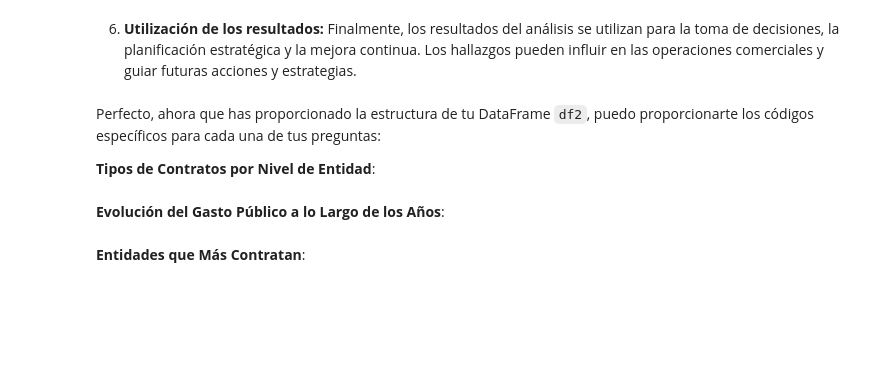
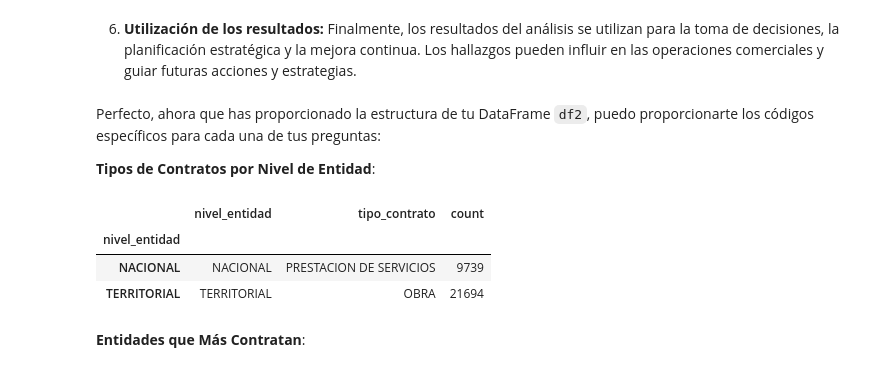
Before and after one commit to jazaineam1/Andes_ADDBD, a Jupyter notebook: Cuadernos/Clase16-BigData.ipynb, the cells around one changed output. Saved outputs shown, nothing was run; the diff lists cells and outputs as text; code cells hidden in the pictures; blank space fills up the shorter version.

```diff
--- a/Cuadernos/Clase16-BigData.ipynb
+++ b/Cuadernos/Clase16-BigData.ipynb
@@ -360,9 +352,11 @@ Perfecto, ahora que has proporcionado la estructura de tu DataFrame `df2`, puedo
  **Tipos de Contratos por Nivel de Entidad**:
 # %%
 
-contratos_por_nivel_tipo = df2.groupby(['nivel_entidad', 'tipo_contrato']).size().reset_index(name='count')
+contratos_por_nivel_tipo = df.groupby(['nivel_entidad', 'tipo_contrato']).size().reset_index(name='count')
 contratos_mas_comunes = contratos_por_nivel_tipo.groupby('nivel_entidad').apply(lambda x: x.loc[x['count'].idxmax()])
 (contratos_mas_comunes)
+# %% [output]
+|  | nivel_entidad | tipo_contrato | count |
+| nivel_entidad |  |  |  |
+| NACIONAL | NACIONAL | PRESTACION DE SERVICIOS | 9739 |
+| TERRITORIAL | TERRITORIAL | OBRA | 21694 |
-# %% [markdown]
-
-**Evolución del Gasto Público a lo Largo de los Años**:
```
Also changed, not shown: parts of 7 cells of this notebook.
